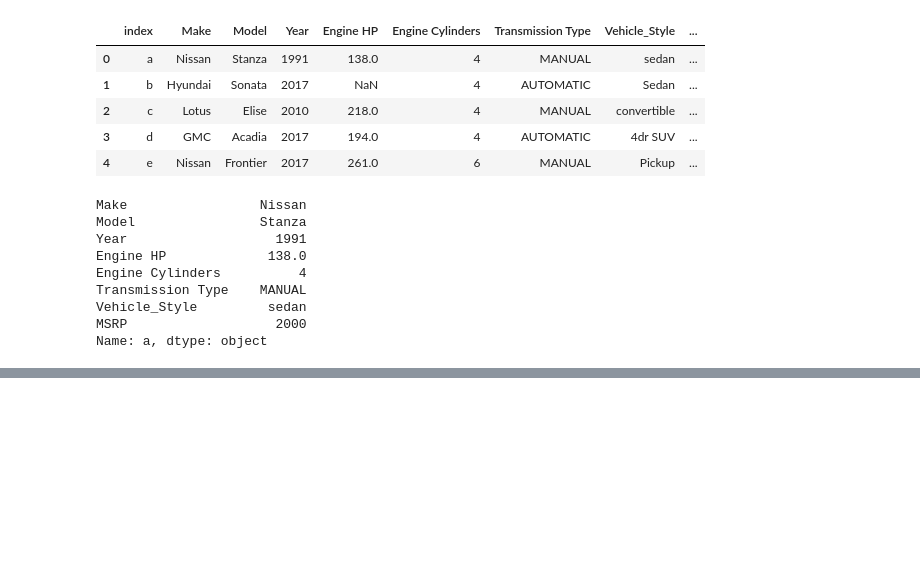
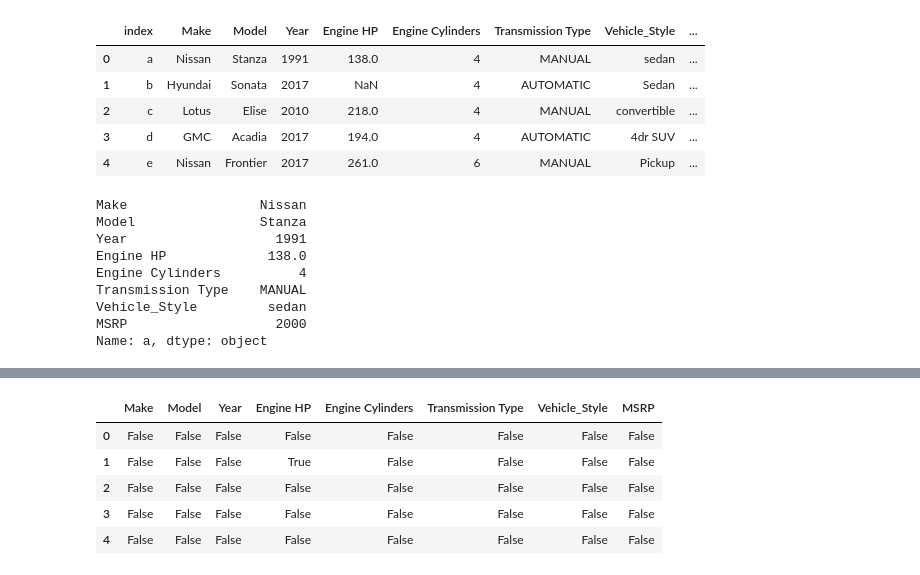
Before and after one commit to homosaaa/machine-learning-zoomcamp-homework, a Jupyter notebook: 01-intro/pandas 2.ipynb, the cells around one changed output, grey strips where cells are left out. Saved outputs shown, nothing was run; the diff lists cells and outputs as text; code cells hidden in the pictures; blank space fills up the shorter version.

Commit message:
DONE PANDAS

```diff
--- a/01-intro/pandas 2.ipynb
+++ b/01-intro/pandas 2.ipynb
@@ -234,0 +361,21 @@ df
+# %%
+import pandas as pd
+import numpy as np
+
+
+
+data = [
+    ['Nissan', 'Stanza', 1991, 138, 4, 'MANUAL', 'sedan', 2000],
+    ['Hyundai', 'Sonata', 2017, None, 4, 'AUTOMATIC', 'Sedan', 27150],
+    ['Lotus', 'Elise', 2010, 218, 4, 'MANUAL', 'convertible', 54990],
+    ['GMC', 'Acadia',  2017, 194, 4, 'AUTOMATIC', '4dr SUV', 34450],
+    ['Nissan', 'Frontier', 2017, 261, 6, 'MANUAL', 'Pickup', 32340],
+]
+
+columns = [
+    'Make', 'Model', 'Year', 'Engine HP', 'Engine Cylinders',
+    'Transmission Type', 'Vehicle_Style', 'MSRP'
+]
+
+df = pd.DataFrame(data, columns=columns)
+df
@@ -234,0 +389,9 @@ df
+# %%
+df.isnull()
+# %% [output]
+|  | Make | Model | Year | Engine HP | Engine Cylinders | Transmission Type | Vehicle_Style | MSRP |
+| 0 | False | False | False | False | False | False | False | False |
+| 1 | False | False | False | True | False | False | False | False |
+| 2 | False | False | False | False | False | False | False | False |
+| 3 | False | False | False | False | False | False | False | False |
+| 4 | False | False | False | False | False | False | False | False |
```
Also changed, not shown: parts of 28 cells of this notebook.
